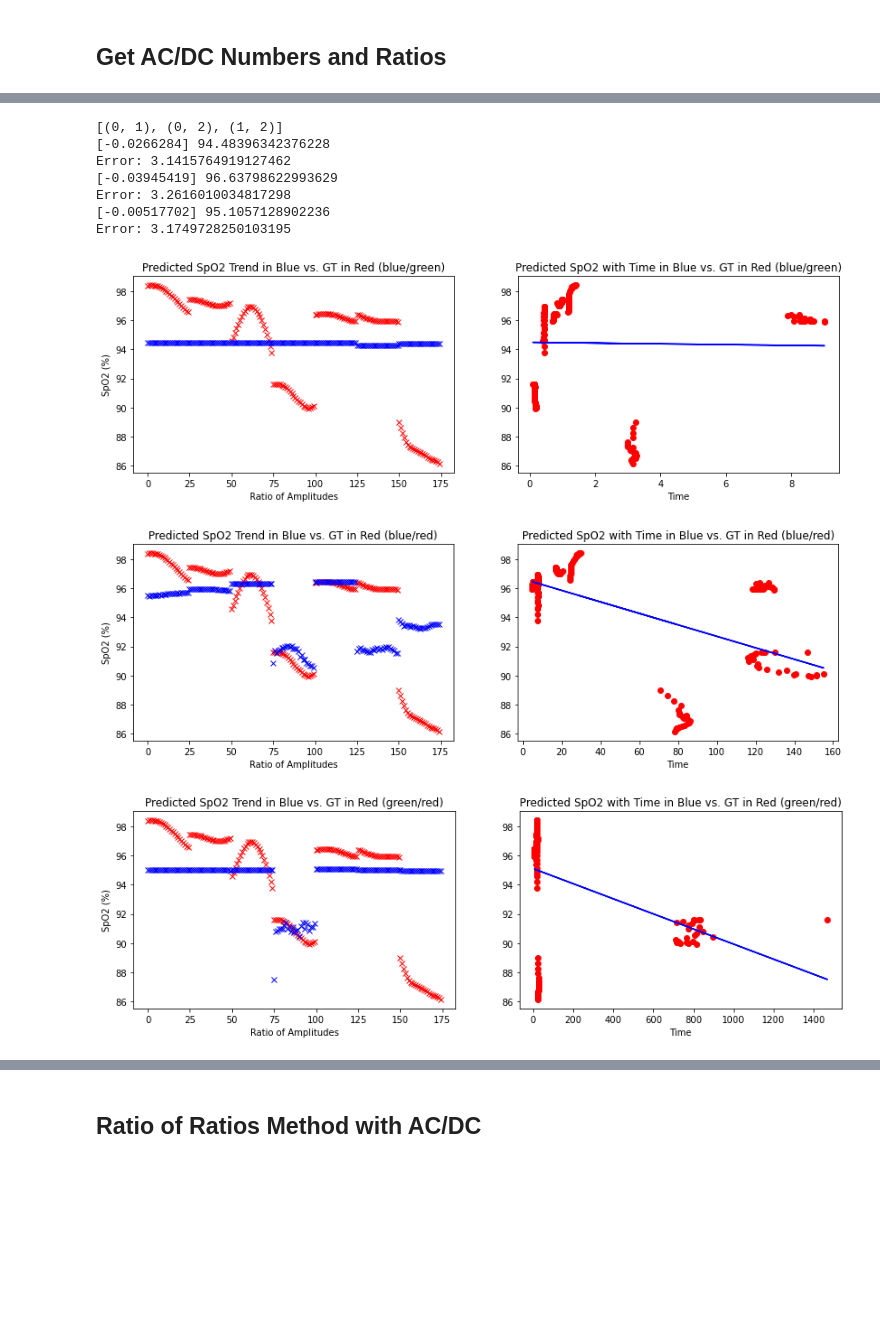
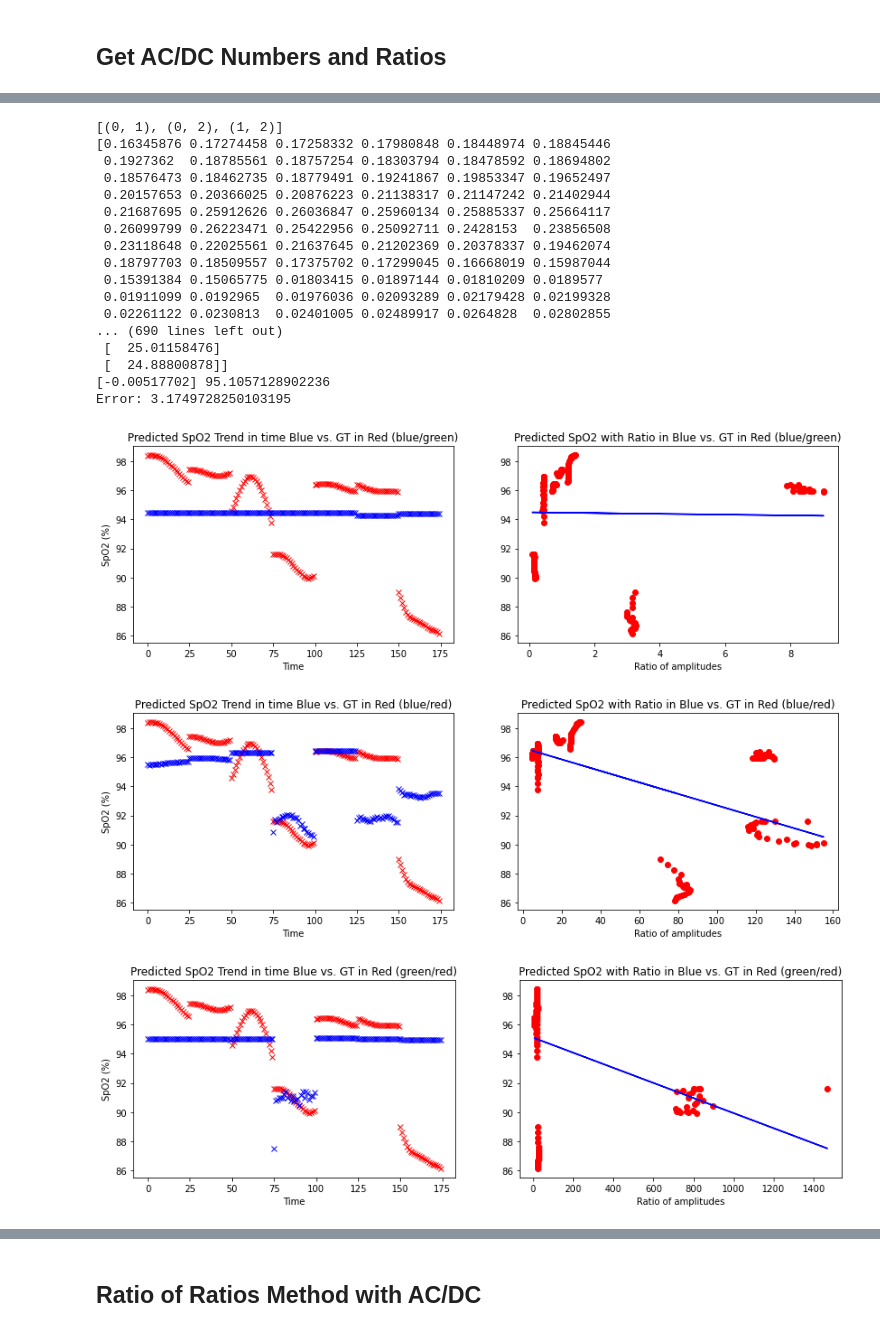
Before and after one commit to UCLA-VMG/syndicate, a Jupyter notebook: VitalDetection/SpO2/calibrate_ratio_parameters.ipynb, the cells around one changed output, grey strips where cells are left out. Drawn from its saved outputs; the diff is of its cells as text; code cells hidden in the pictures; blank space fills up the shorter version.

```diff
--- a/VitalDetection/SpO2/calibrate_ratio_parameters.ipynb
+++ b/VitalDetection/SpO2/calibrate_ratio_parameters.ipynb
@@ -284,7 +282,7 @@ gt_spo2 = []
 min_id = 1
 max_id = 9
 str_id = 't'
-a = [1,2,3,4,5,6,7,8,9,10]
+a = [1,2,3,4,5,6,7,8,9]
 # for i in range(min_id, max_id+1):
 for i in a:
     print(i)
@@ -409,41 +409,52 @@ print(ratio_data.shape)
 # %%
 ratio_data = np.array(ratios)
 L = [0,1,2]
 RGB = ['blue', 'green', 'red']
 cRGB = ['r','g','b']
 pair_waves = [comb for comb in combinations(L, 2)]
 print(pair_waves)
 for i in pair_waves:
     n1n2_data = np.reshape(ratio_data[:,i[0]]/ratio_data[:,i[1]], newshape=[-1,1])
+    print(f"{ratio_data[:,i[0]]} / {ratio_data[:,i[1]]} = {n1n2_data}")
     reg = LinearRegression().fit(n1n2_data, gts)
     m1, b1 = reg.coef_, reg.intercept_
     print(m1, b1)
 
     plt.figure(figsize=(14,4))
     plt.subplot(1, 2, 1)
-    plt.title(f"Predicted SpO2 Trend in Blue vs. GT in Red ({RGB[i[0]]}/{RGB[i[1]]})")
+    plt.title(f"Predicted SpO2 Trend in time Blue vs. GT in Red ({RGB[i[0]]}/{RGB[i[1]]})")
     plt.plot(gts, 'rx')
     plt.plot(m1*n1n2_data+b1, 'bx')
     plt.ylabel("SpO2 (%)")
-    plt.xlabel("Ratio of Amplitudes")
+    plt.xlabel("Time")
     plt.subplot(1, 2, 2)
-    plt.title(f"Predicted SpO2 with Time in Blue vs. GT in Red ({RGB[i[0]]}/{RGB[i[1]]})")
+    plt.title(f"Predicted SpO2 with Ratio in Blue vs. GT in Red ({RGB[i[0]]}/{RGB[i[1]]})")
     plt.plot(n1n2_data, gts, 'o', color='red')
     plt.plot(n1n2_data, m1*n1n2_data+b1, color='blue')
-    plt.xlabel("Time")
+    plt.xlabel("Ratio of amplitudes")
     r_error = np.mean(np.abs(gts - (m1*n1n2_data+b1)))
     print(f"Error: {r_error}")
 # %% [output]
 [(0, 1), (0, 2), (1, 2)]
-[-0.0266284] 94.48396342376228
-Error: 3.1415764919127462
-[-0.03945419] 96.63798622993629
-Error: 3.2616010034817298
+[0.16345876 0.17274458 0.17258332 0.17980848 0.18448974 0.18845446
+ 0.1927362  0.18785561 0.18757254 0.18303794 0.18478592 0.18694802
+ 0.18576473 0.18462735 0.18779491 0.19241867 0.19853347 0.19652497
+ 0.20157653 0.20366025 0.20876223 0.21138317 0.21147242 0.21402944
+ 0.21687695 0.25912626 0.26036847 0.25960134 0.25885337 0.25664117
+ 0.26099799 0.26223471 0.25422956 0.25092711 0.2428153  0.23856508
+ 0.23118648 0.22025561 0.21637645 0.21202369 0.20378337 0.19462074
+ 0.18797703 0.18509557 0.17375702 0.17299045 0.16668019 0.15987044
+ 0.15391384 0.15065775 0.01803415 0.01897144 0.01810209 0.0189577
+ 0.01911099 0.0192965  0.01976036 0.02093289 0.02179428 0.02199328
+ 0.02261122 0.0230813  0.02401005 0.02489917 0.0264828  0.02802855
+... (690 lines left out)
+ [  25.01158476]
+ [  24.88800878]]
 [-0.00517702] 95.1057128902236
 Error: 3.1749728250103195
-[figure, old version]
+[figure, new version]
-[figure, old version]
+[figure, new version]
-[figure, old version]
+[figure, new version]
 # %%
 ratio_data = np.array(f_ratios)
 L = [0,1,2]
```
Also changed, not shown: parts of 8 cells of this notebook, 2 other files.
